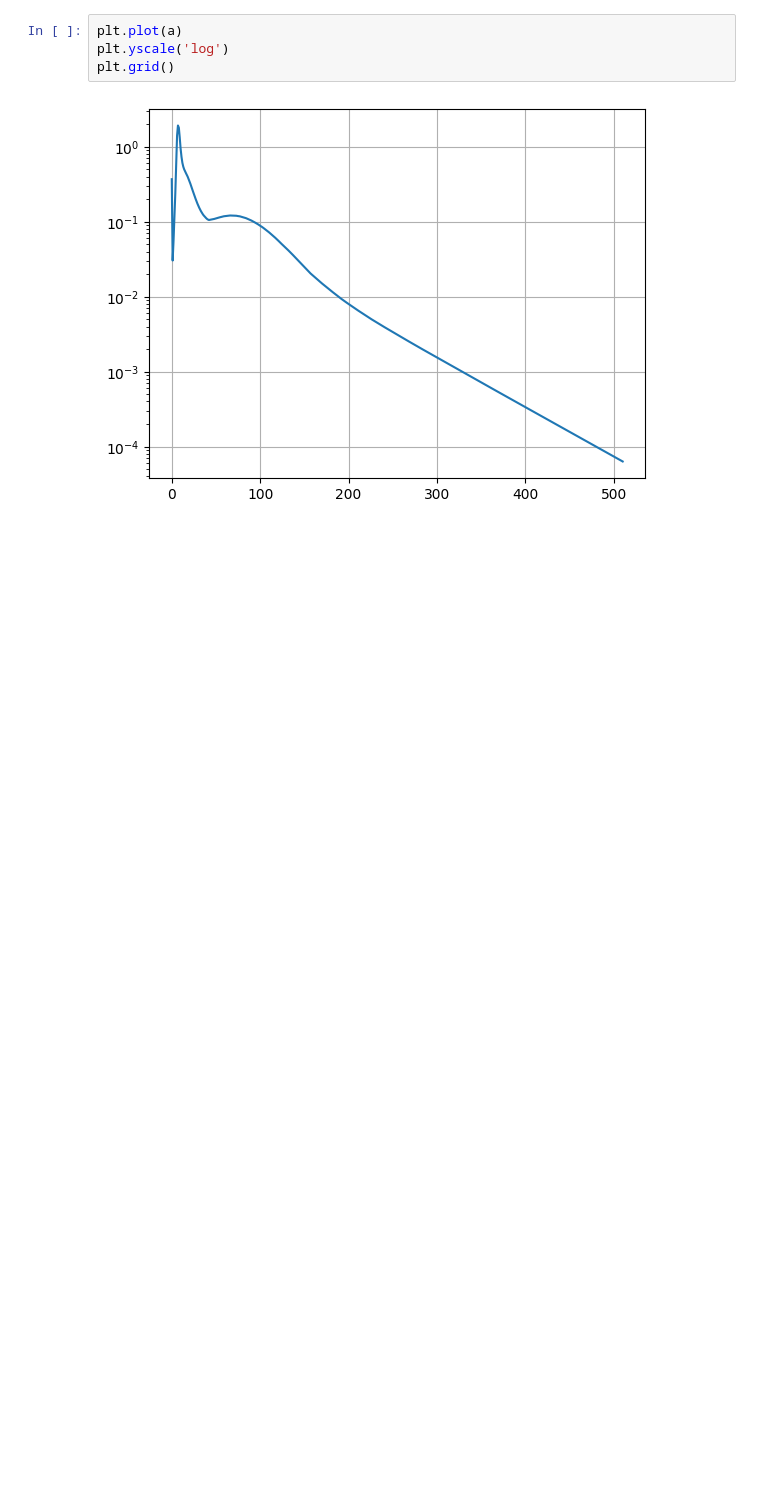
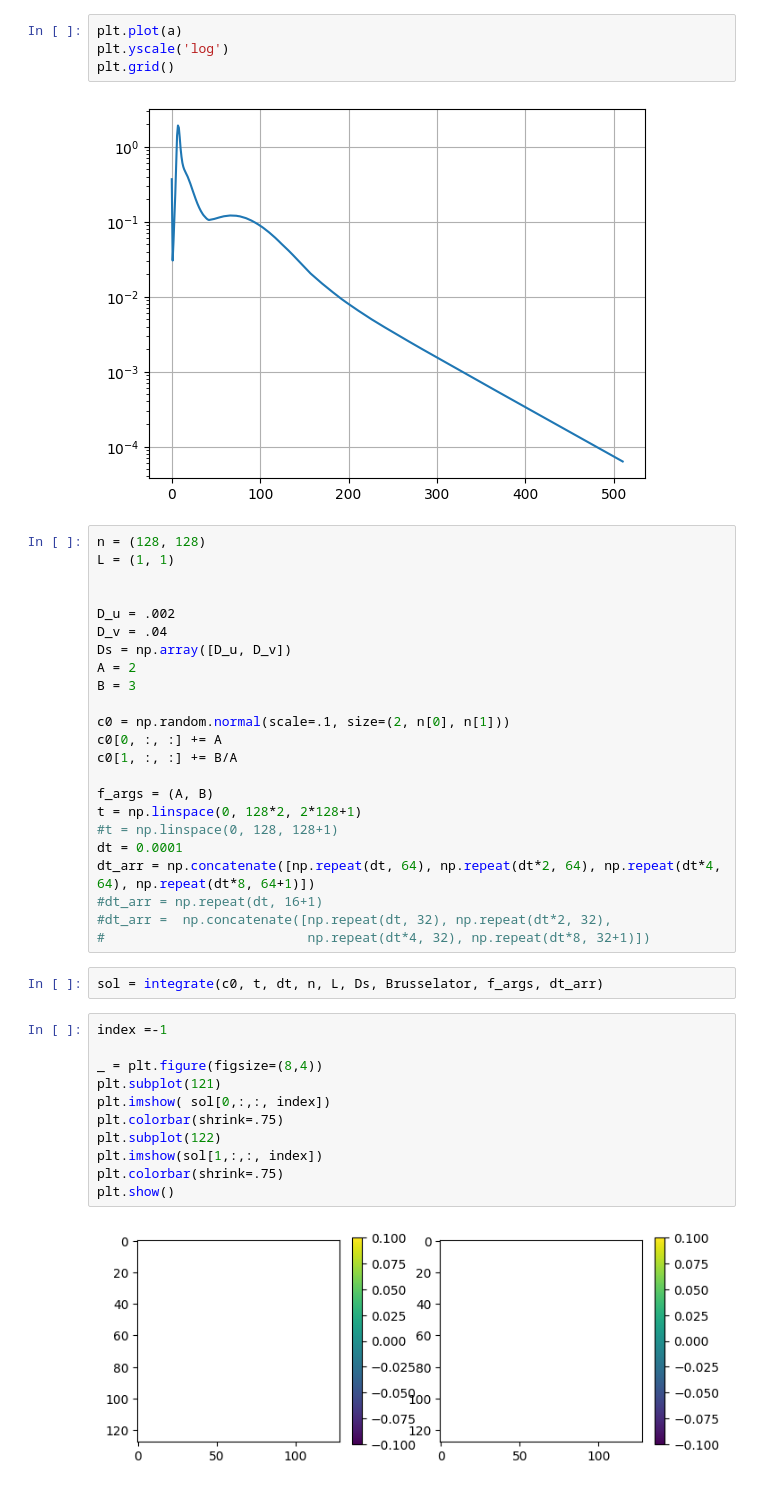
Before and after one commit to rpazuki/morpho_repo, a Jupyter notebook: Integration.ipynb, the cells around one changed output. Drawn from its saved outputs; the diff is of its cells as text; blank space fills up the shorter version.

```diff
--- a/Integration.ipynb
+++ b/Integration.ipynb
@@ -48,3 +48,41 @@ plt.yscale('log')
 plt.grid()
 # %% [output]
 [figure]
+# %%
+n = (128, 128)
+L = (1, 1)
+
+
+D_u = .002
+D_v = .04
+Ds = np.array([D_u, D_v])
+A = 2
+B = 3
+
+c0 = np.random.normal(scale=.1, size=(2, n[0], n[1]))
+c0[0, :, :] += A
+c0[1, :, :] += B/A
+
+f_args = (A, B)
+t = np.linspace(0, 128*2, 2*128+1)
+#t = np.linspace(0, 128, 128+1)
+dt = 0.0001
+dt_arr = np.concatenate([np.repeat(dt, 64), np.repeat(dt*2, 64), np.repeat(dt*4, 64), np.repeat(dt*8, 64+1)])
+#dt_arr = np.repeat(dt, 16+1)
+#dt_arr =  np.concatenate([np.repeat(dt, 32), np.repeat(dt*2, 32),
+#                          np.repeat(dt*4, 32), np.repeat(dt*8, 32+1)])
+# %%
+sol = integrate(c0, t, dt, n, L, Ds, Brusselator, f_args, dt_arr)
+# %%
+index =-1
+
+_ = plt.figure(figsize=(8,4))
+plt.subplot(121)
+plt.imshow( sol[0,:,:, index])
+plt.colorbar(shrink=.75)
+plt.subplot(122)
+plt.imshow(sol[1,:,:, index])
+plt.colorbar(shrink=.75)
+plt.show()
+# %% [output]
+[figure, added]
```
Also changed, not shown: parts of 2 cells of this notebook, 9 other files.
